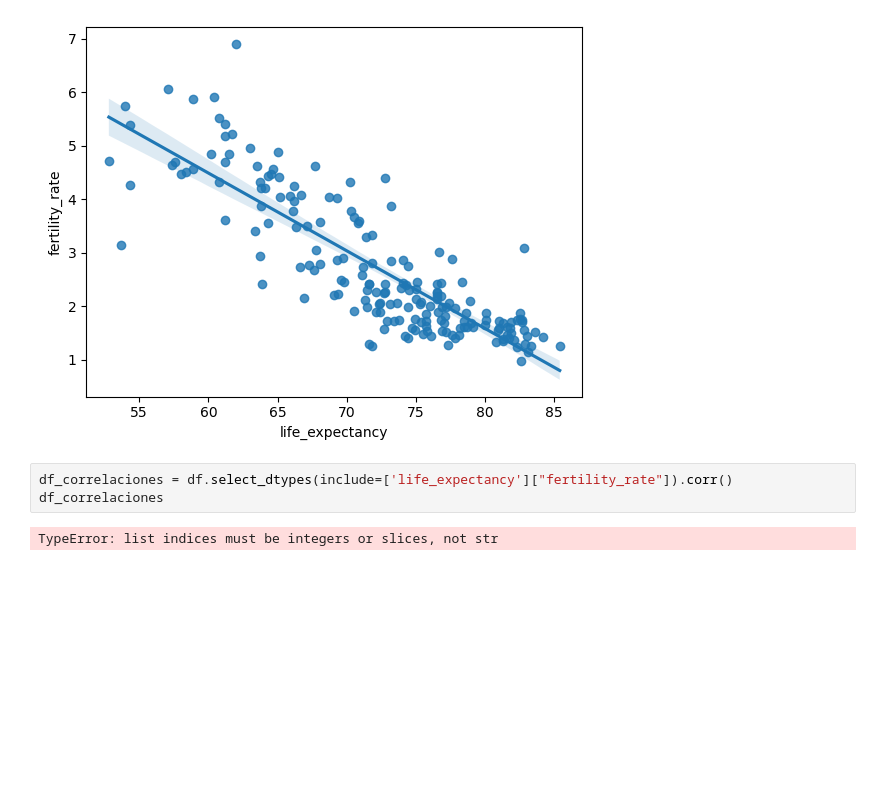
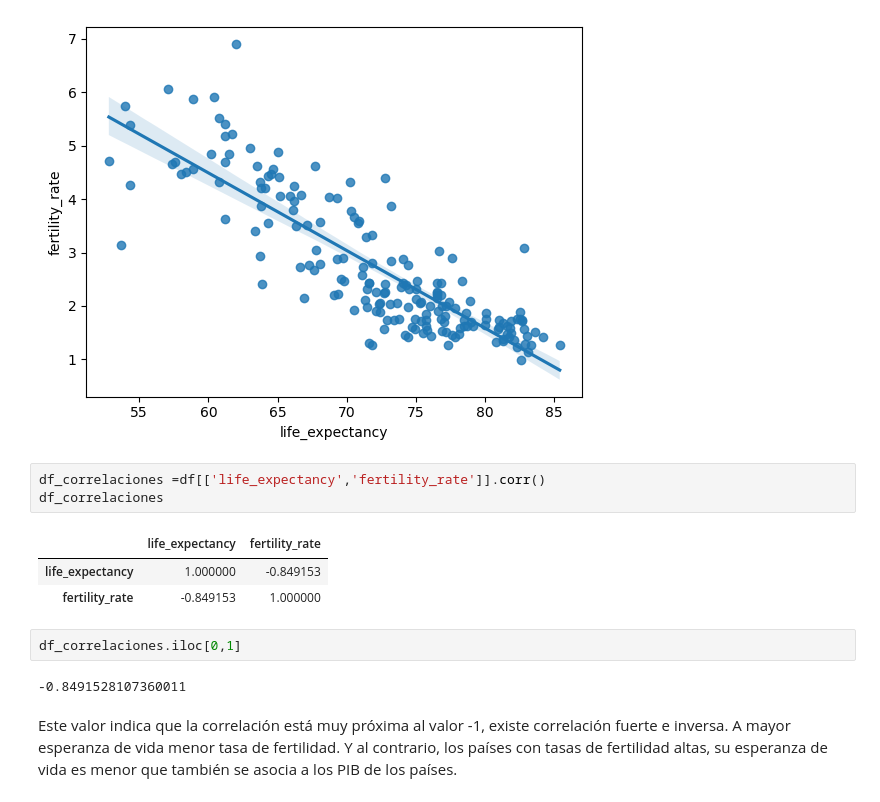
Before and after one commit to Andrea-Gauger/pair_SarayAndrea, a Jupyter notebook: estadistica_descriptiva.ipynb, the cells around one changed output. Saved outputs shown, nothing was run; the diff lists cells and outputs as text; blank space fills up the shorter version.

```diff
--- a/estadistica_descriptiva.ipynb
+++ b/estadistica_descriptiva.ipynb
@@ -233,7 +233,15 @@ sns.regplot(y="fertility_rate", x="life_expectancy", data= df)
 <Axes: xlabel='life_expectancy', ylabel='fertility_rate'>
 [figure]
 # %%
-df_correlaciones = df.select_dtypes(include=['life_expectancy']["fertility_rate"]).corr()
+df_correlaciones =df[['life_expectancy','fertility_rate']].corr()
 df_correlaciones
 # %% [output]
-TypeError: list indices must be integers or slices, not str
+|  | life_expectancy | fertility_rate |
+| life_expectancy | 1.000000 | -0.849153 |
+| fertility_rate | -0.849153 | 1.000000 |
+# %%
+df_correlaciones.iloc[0,1]
+# %% [output]
+-0.8491528107360011
+# %% [markdown]
+Este valor indica que la correlación está muy próxima al valor -1, existe correlación fuerte e inversa. A mayor esperanza de vida menor tasa de fertilidad. Y al contrario, los países con tasas de fertilidad altas, su esperanza de vida es menor que también se asocia a los PIB de los países.
```
Also changed, not shown: parts of 2 cells of this notebook.
